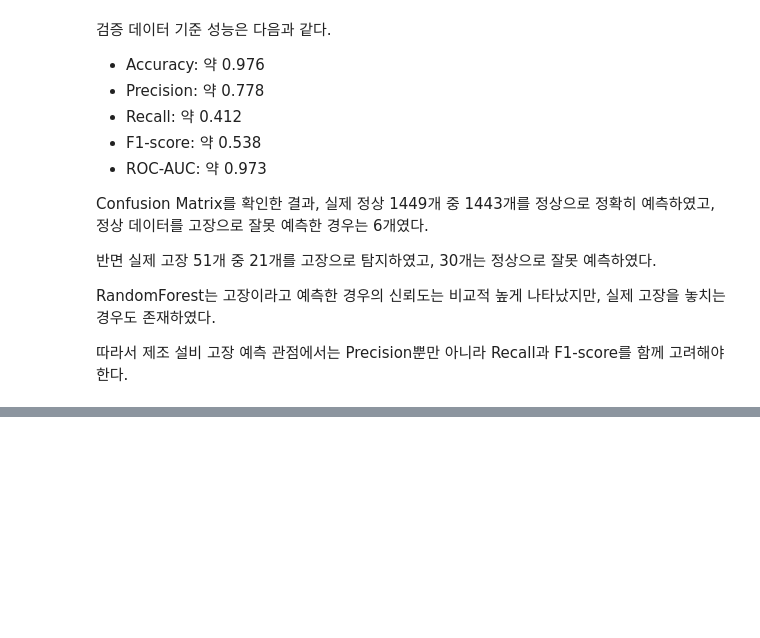
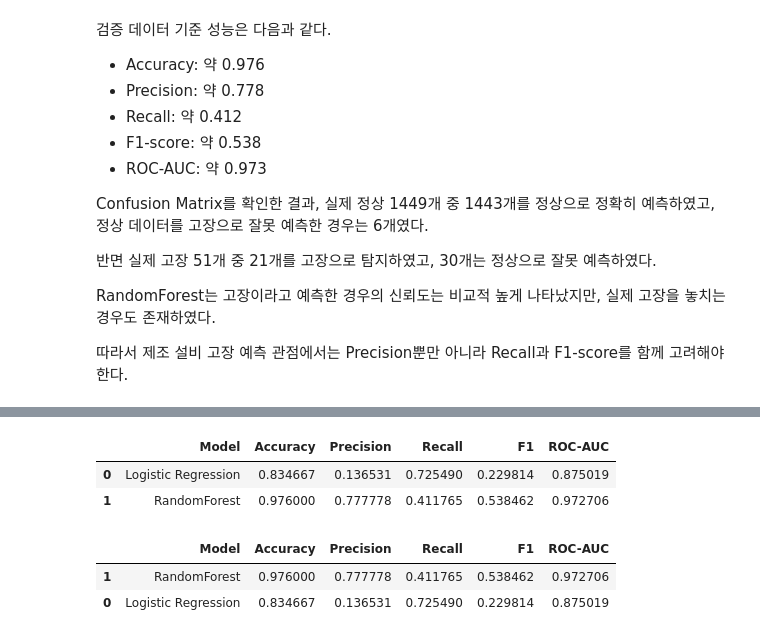
Before and after one commit to mjbaa/manufacturing_macine_learning_project, a Jupyter notebook: notebooks/quality_prediction_model.ipynb, the cells around one changed output, grey strips where cells are left out. Saved outputs shown, nothing was run; the diff lists cells and outputs as text; code cells hidden in the pictures; blank space fills up the shorter version.

```diff
--- a/notebooks/quality_prediction_model.ipynb
+++ b/notebooks/quality_prediction_model.ipynb
@@ -673,0 +701,28 @@ RandomForest는 고장이라고 예측한 경우의 신뢰도는 비교적 높
+# %%
+model_results = []
+
+log_result = log_valid_result.copy()
+log_result["Model"] = "Logistic Regression"
+model_results.append(log_result)
+
+rf_result = rf_valid_result.copy()
+rf_result["Model"] = "RandomForest"
+model_results.append(rf_result)
+
+result_df = pd.DataFrame(model_results)
+
+result_df = result_df[
+    ["Model", "Accuracy", "Precision", "Recall", "F1", "ROC-AUC"]
+]
+
+result_df
+# %% [output]
+|  | Model | Accuracy | Precision | Recall | F1 | ROC-AUC |
+| 0 | Logistic Regression | 0.834667 | 0.136531 | 0.725490 | 0.229814 | 0.875019 |
+| 1 | RandomForest | 0.976000 | 0.777778 | 0.411765 | 0.538462 | 0.972706 |
+# %%
+result_df.sort_values(by="F1", ascending=False)
+# %% [output]
+|  | Model | Accuracy | Precision | Recall | F1 | ROC-AUC |
+| 1 | RandomForest | 0.976000 | 0.777778 | 0.411765 | 0.538462 | 0.972706 |
+| 0 | Logistic Regression | 0.834667 | 0.136531 | 0.725490 | 0.229814 | 0.875019 |
```
Also changed, not shown: parts of 5 cells of this notebook, 1 other file.
